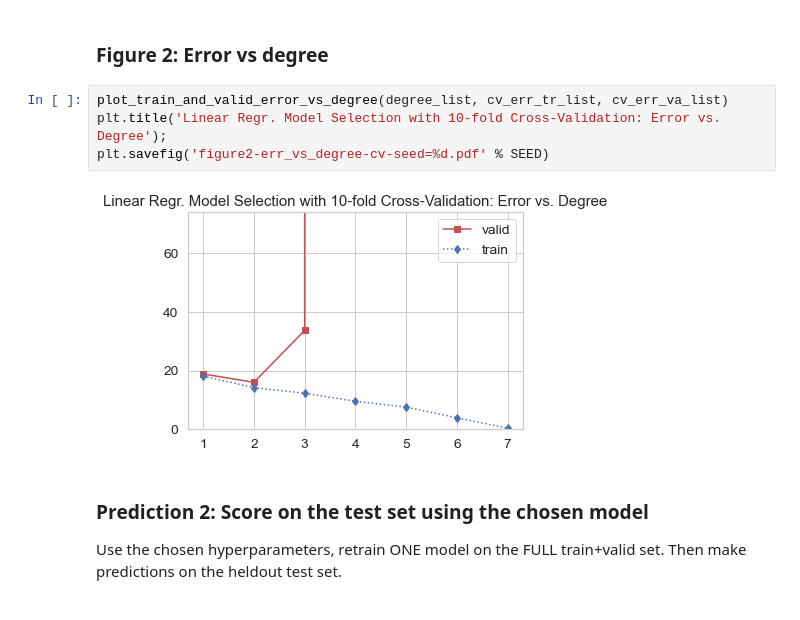
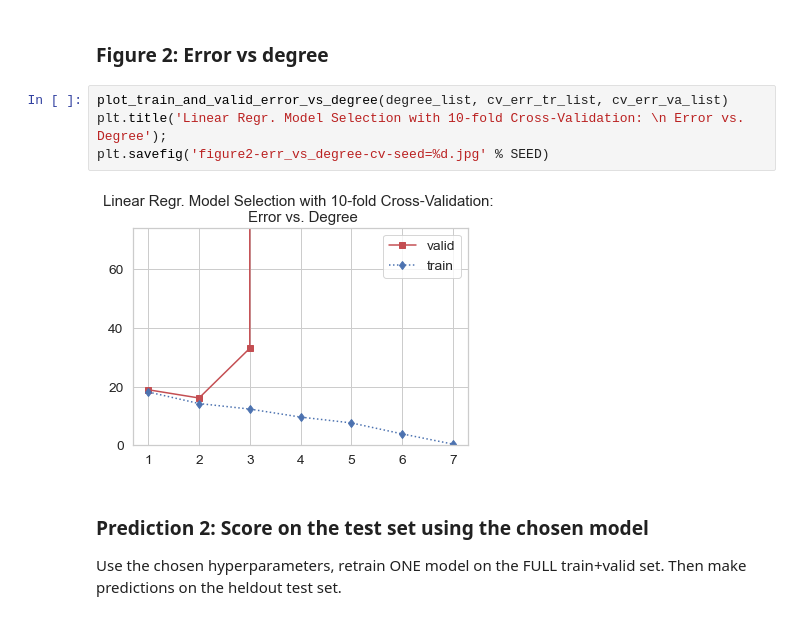
Before and after one commit to kamibrumi/comp135-intro-to-ml, a Jupyter notebook: hw1/hw1_notebook.ipynb, the cells around one changed output. Saved outputs shown, nothing was run; the diff lists cells and outputs as text.

```diff
--- a/hw1/hw1_notebook.ipynb
+++ b/hw1/hw1_notebook.ipynb
@@ -313,10 +314,10 @@ err_va 1.6779457793590428e+21
 ### Figure 2: Error vs degree
 # %%
 plot_train_and_valid_error_vs_degree(degree_list, cv_err_tr_list, cv_err_va_list)
-plt.title('Linear Regr. Model Selection with 10-fold Cross-Validation: Error vs. Degree');
-plt.savefig('figure2-err_vs_degree-cv-seed=%d.pdf' % SEED)
+plt.title('Linear Regr. Model Selection with 10-fold Cross-Validation: \n Error vs. Degree');
+plt.savefig('figure2-err_vs_degree-cv-seed=%d.jpg' % SEED)
 # %% [output]
-[figure, old version]
+[figure, new version]
 # %% [markdown]
 ### Prediction 2: Score on the test set using the chosen model
 
```
Also changed, not shown: parts of 4 cells of this notebook, 1 other file.
